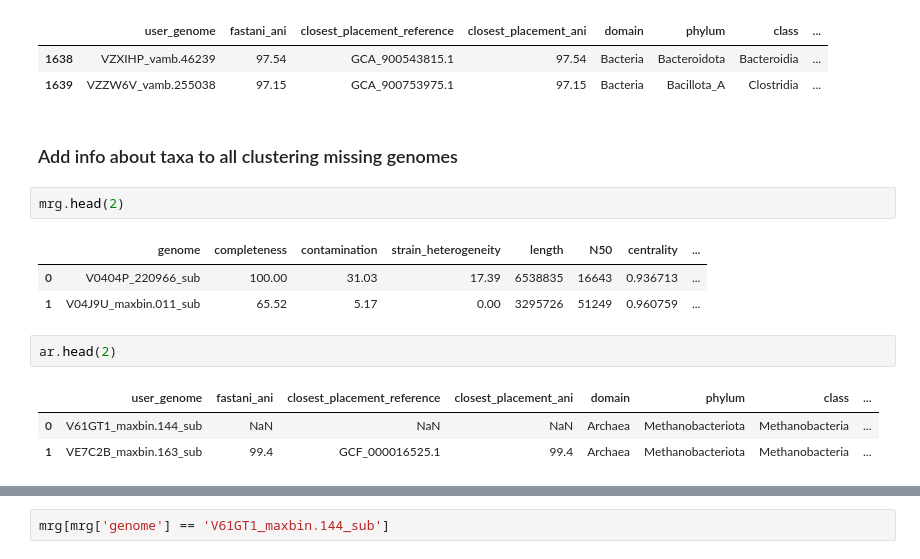
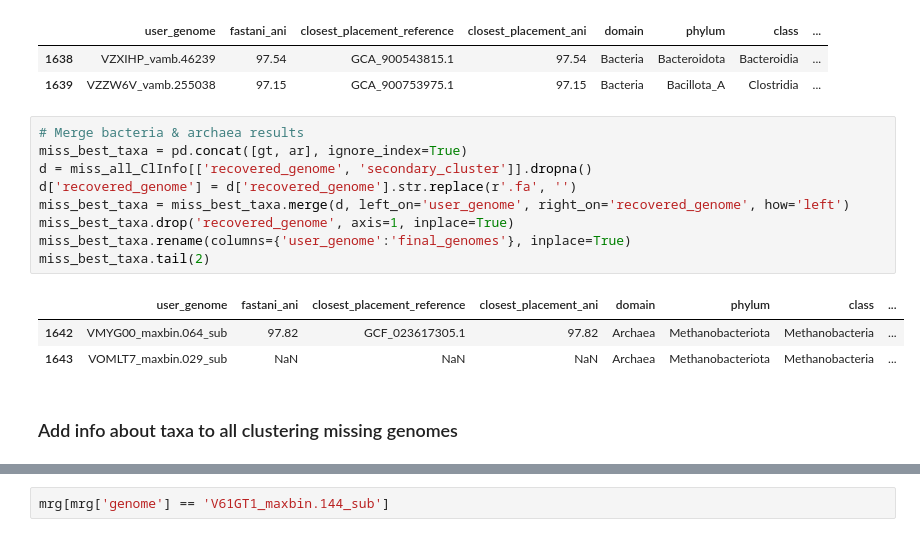
Before and after one commit to Chartiza/2023_LQ_clustering_add, a Jupyter notebook: MRG_all.ipynb, the cells around one changed output, grey strips where cells are left out. Drawn from its saved outputs; the diff is of its cells as text.

```diff
--- a/MRG_all.ipynb
+++ b/MRG_all.ipynb
@@ -100,17 +140,18 @@ gt.tail(2)
 |  | user_genome | fastani_ani | closest_placement_reference | closest_placement_ani | domain | phylum | class | ... |
 | 1638 | VZXIHP_vamb.46239 | 97.54 | GCA_900543815.1 | 97.54 | Bacteria | Bacteroidota | Bacteroidia | ... |
 | 1639 | VZZW6V_vamb.255038 | 97.15 | GCA_900753975.1 | 97.15 | Bacteria | Bacillota_A | Clostridia | ... |
+# %%
+# Merge bacteria & archaea results
+miss_best_taxa = pd.concat([gt, ar], ignore_index=True)
+d = miss_all_ClInfo[['recovered_genome', 'secondary_cluster']].dropna()
+d['recovered_genome'] = d['recovered_genome'].str.replace(r'.fa', '')
+miss_best_taxa = miss_best_taxa.merge(d, left_on='user_genome', right_on='recovered_genome', how='left')
+miss_best_taxa.drop('recovered_genome', axis=1, inplace=True)
+miss_best_taxa.rename(columns={'user_genome':'final_genomes'}, inplace=True)
+miss_best_taxa.tail(2)
+# %% [output]
+|  | user_genome | fastani_ani | closest_placement_reference | closest_placement_ani | domain | phylum | class | ... |
+| 1642 | VMYG00_maxbin.064_sub | 97.82 | GCF_023617305.1 | 97.82 | Archaea | Methanobacteriota | Methanobacteria | ... |
+| 1643 | VOMLT7_maxbin.029_sub | NaN | NaN | NaN | Archaea | Methanobacteriota | Methanobacteria | ... |
 # %% [markdown]
 ### Add info about taxa to all clustering missing genomes
-# %%
-mrg.head(2)
-# %% [output]
-|  | genome | completeness | contamination | strain_heterogeneity | length | N50 | centrality | ... |
-| 0 | V0404P_220966_sub | 100.00 | 31.03 | 17.39 | 6538835 | 16643 | 0.936713 | ... |
-| 1 | V04J9U_maxbin.011_sub | 65.52 | 5.17 | 0.00 | 3295726 | 51249 | 0.960759 | ... |
-# %%
-ar.head(2)
-# %% [output]
-|  | user_genome | fastani_ani | closest_placement_reference | closest_placement_ani | domain | phylum | class | ... |
-| 0 | V61GT1_maxbin.144_sub | NaN | NaN | NaN | Archaea | Methanobacteriota | Methanobacteria | ... |
-| 1 | VE7C2B_maxbin.163_sub | 99.4 | GCF_000016525.1 | 99.4 | Archaea | Methanobacteriota | Methanobacteria | ... |
```
Also changed, not shown: parts of 23 cells of this notebook, 2 other files.
